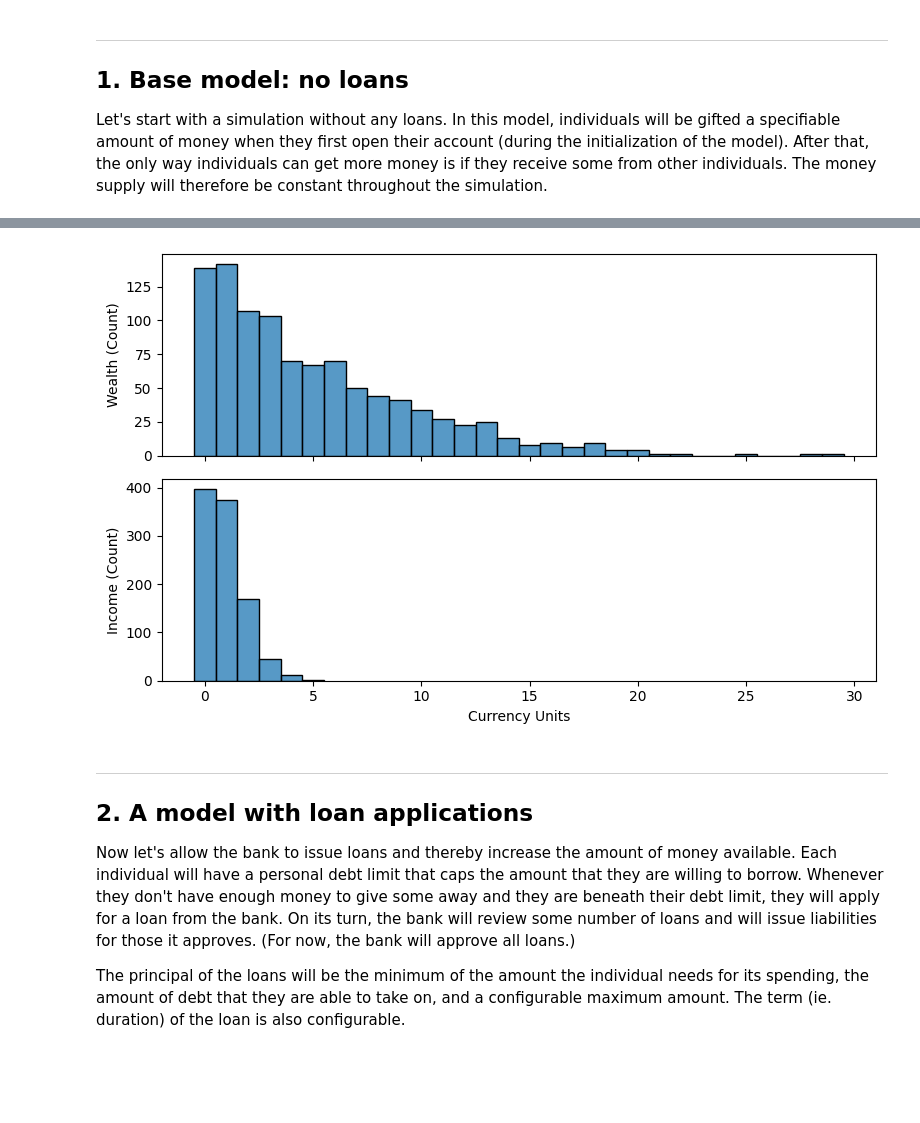
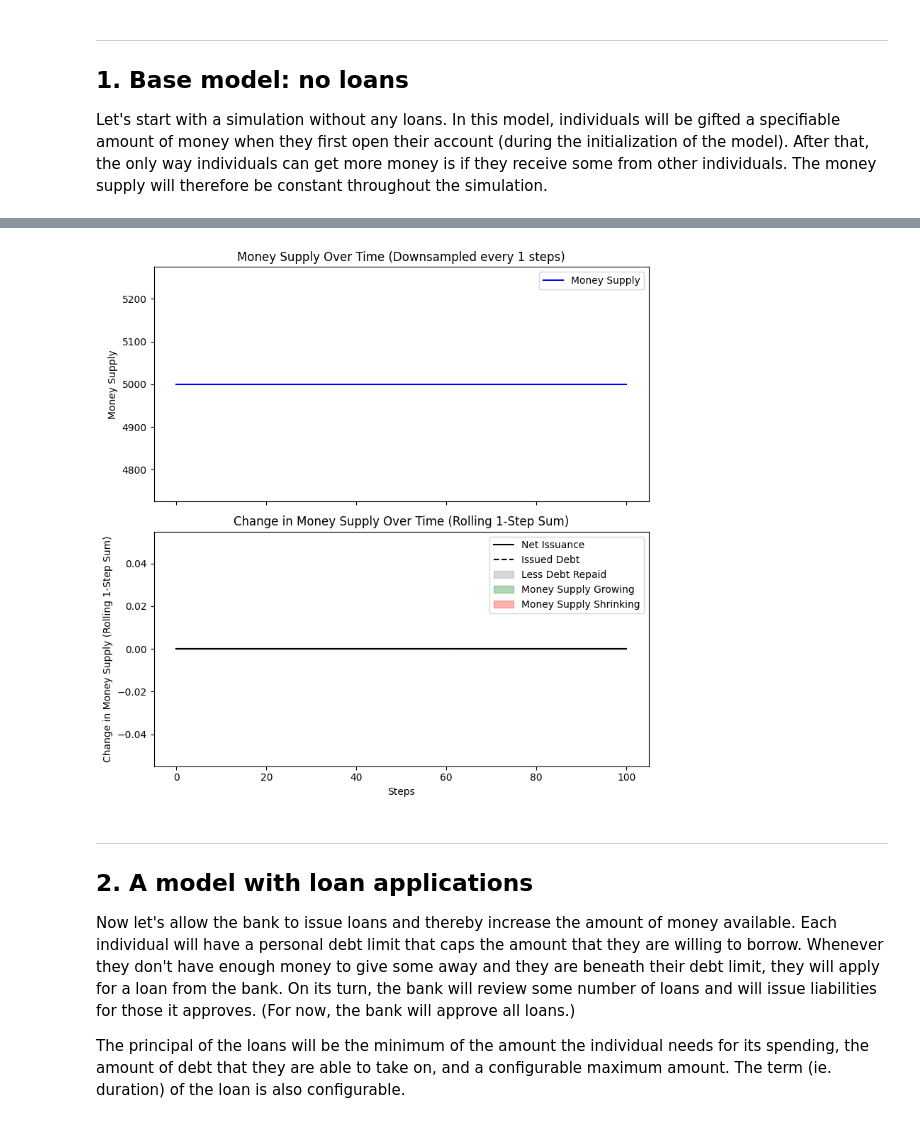
Before and after one commit to fillstaley/econolab, a Jupyter notebook: models/boltzmann-banking/boltzmann-banking.ipynb, the cells around one changed output, grey strips where cells are left out. Cells and saved outputs as stored; diff of their text form; code cells hidden in the pictures; blank space fills up the shorter version.

```diff
--- a/models/boltzmann-banking/boltzmann-banking.ipynb
+++ b/models/boltzmann-banking/boltzmann-banking.ipynb
@@ -184,7 +109,7 @@ plot_model_data(no_loans_model)
-# %%
-plot_individual_data(no_loans_model)
-# %% [output]
-[figure, removed]
+# %%
+plt.plot_money_supply(no_loans_model)
+# %% [output]
+[figure, added]
 # %% [markdown]
 
 ---
```
Also changed, not shown: parts of 16 cells of this notebook, 7 other files.
